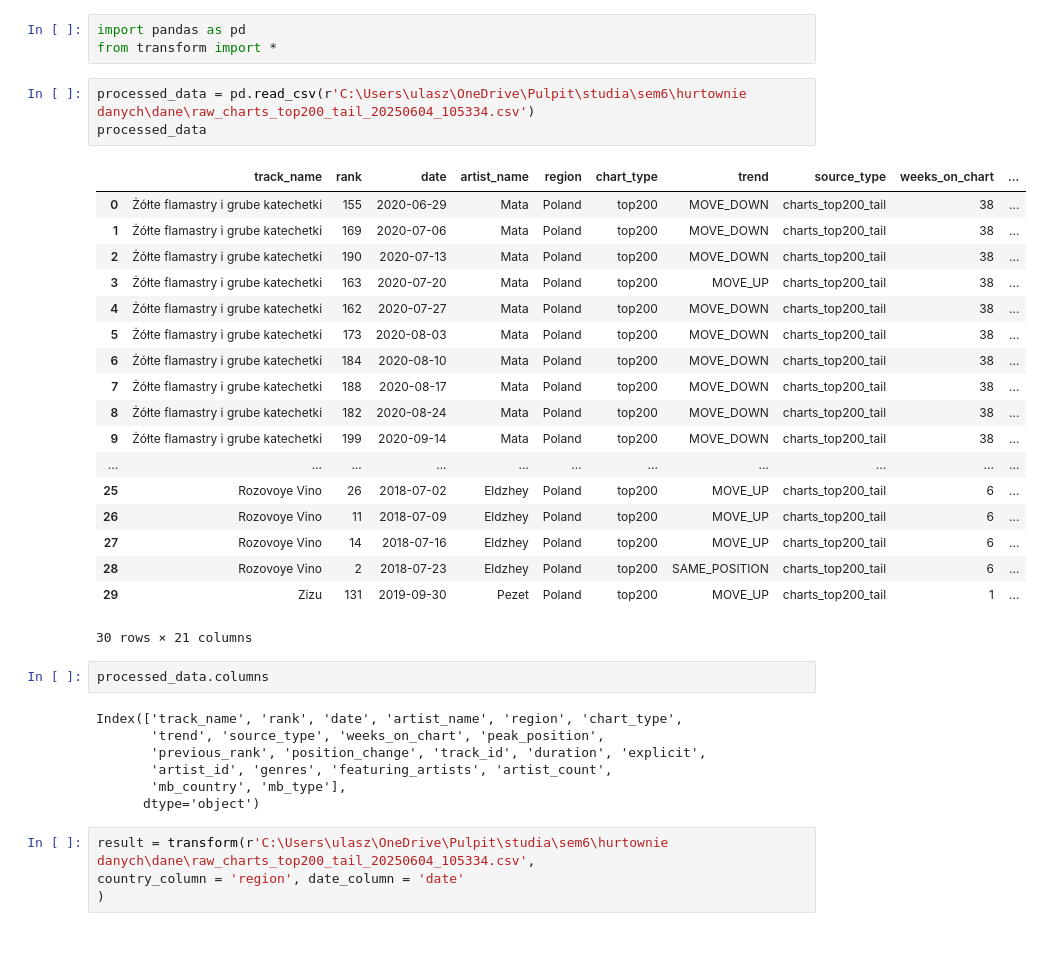
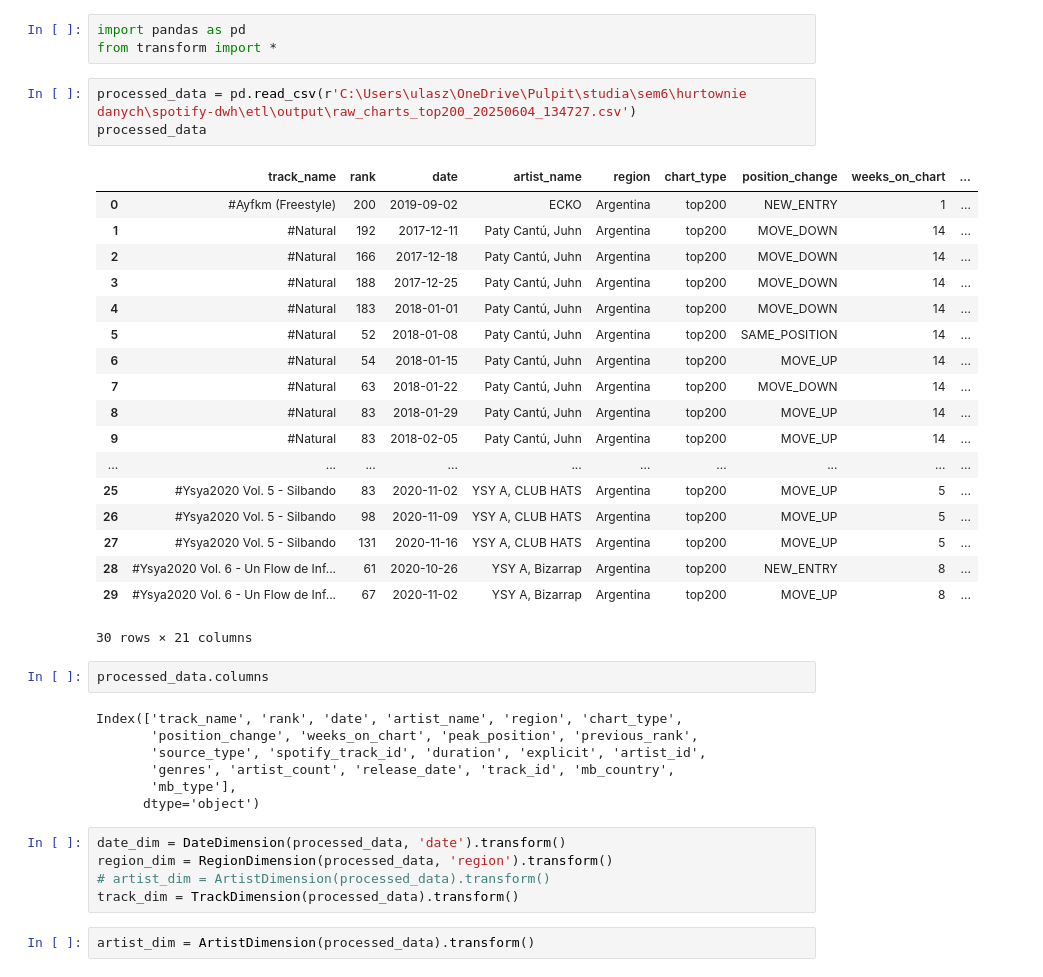
Before and after one commit to martynalesniak/spotify-dwh, a Jupyter notebook: etl/transform/test_tranform.ipynb, the cells around one changed output. Drawn from its saved outputs; the diff is of its cells as text; blank space fills up the shorter version.

Commit message:
transform z tworzeniem wszystkich tabel

```diff
--- a/etl/transform/test_tranform.ipynb
+++ b/etl/transform/test_tranform.ipynb
@@ -2,38 +2,41 @@
 import pandas as pd
 from transform import *
 # %%
-processed_data = pd.read_csv(r'C:\Users\ulasz\OneDrive\Pulpit\studia\sem6\hurtownie danych\dane\raw_charts_top200_tail_20250604_105334.csv')
+processed_data = pd.read_csv(r'C:\Users\ulasz\OneDrive\Pulpit\studia\sem6\hurtownie danych\spotify-dwh\etl\output\raw_charts_top200_20250604_134727.csv')
 processed_data
 # %% [output]
-|  | track_name | rank | date | artist_name | region | chart_type | trend | source_type | weeks_on_chart | ... |
-| 0 | Żółte flamastry i grube katechetki | 155 | 2020-06-29 | Mata | Poland | top200 | MOVE_DOWN | charts_top200_tail | 38 | ... |
-| 1 | Żółte flamastry i grube katechetki | 169 | 2020-07-06 | Mata | Poland | top200 | MOVE_DOWN | charts_top200_tail | 38 | ... |
-| 2 | Żółte flamastry i grube katechetki | 190 | 2020-07-13 | Mata | Poland | top200 | MOVE_DOWN | charts_top200_tail | 38 | ... |
-| 3 | Żółte flamastry i grube katechetki | 163 | 2020-07-20 | Mata | Poland | top200 | MOVE_UP | charts_top200_tail | 38 | ... |
-| 4 | Żółte flamastry i grube katechetki | 162 | 2020-07-27 | Mata | Poland | top200 | MOVE_DOWN | charts_top200_tail | 38 | ... |
-| 5 | Żółte flamastry i grube katechetki | 173 | 2020-08-03 | Mata | Poland | top200 | MOVE_DOWN | charts_top200_tail | 38 | ... |
-| 6 | Żółte flamastry i grube katechetki | 184 | 2020-08-10 | Mata | Poland | top200 | MOVE_DOWN | charts_top200_tail | 38 | ... |
-| 7 | Żółte flamastry i grube katechetki | 188 | 2020-08-17 | Mata | Poland | top200 | MOVE_DOWN | charts_top200_tail | 38 | ... |
-| 8 | Żółte flamastry i grube katechetki | 182 | 2020-08-24 | Mata | Poland | top200 | MOVE_DOWN | charts_top200_tail | 38 | ... |
-| 9 | Żółte flamastry i grube katechetki | 199 | 2020-09-14 | Mata | Poland | top200 | MOVE_DOWN | charts_top200_tail | 38 | ... |
-| ... | ... | ... | ... | ... | ... | ... | ... | ... | ... | ... |
-| 25 | Rozovoye Vino | 26 | 2018-07-02 | Eldzhey | Poland | top200 | MOVE_UP | charts_top200_tail | 6 | ... |
-| 26 | Rozovoye Vino | 11 | 2018-07-09 | Eldzhey | Poland | top200 | MOVE_UP | charts_top200_tail | 6 | ... |
-| 27 | Rozovoye Vino | 14 | 2018-07-16 | Eldzhey | Poland | top200 | MOVE_UP | charts_top200_tail | 6 | ... |
-| 28 | Rozovoye Vino | 2 | 2018-07-23 | Eldzhey | Poland | top200 | SAME_POSITION | charts_top200_tail | 6 | ... |
-| 29 | Zizu | 131 | 2019-09-30 | Pezet | Poland | top200 | MOVE_UP | charts_top200_tail | 1 | ... |
+|  | track_name | rank | date | artist_name | region | chart_type | position_change | weeks_on_chart | ... |
+| 0 | #Ayfkm (Freestyle) | 200 | 2019-09-02 | ECKO | Argentina | top200 | NEW_ENTRY | 1 | ... |
+| 1 | #Natural | 192 | 2017-12-11 | Paty Cantú, Juhn | Argentina | top200 | MOVE_DOWN | 14 | ... |
+| 2 | #Natural | 166 | 2017-12-18 | Paty Cantú, Juhn | Argentina | top200 | MOVE_DOWN | 14 | ... |
+| 3 | #Natural | 188 | 2017-12-25 | Paty Cantú, Juhn | Argentina | top200 | MOVE_DOWN | 14 | ... |
+| 4 | #Natural | 183 | 2018-01-01 | Paty Cantú, Juhn | Argentina | top200 | MOVE_DOWN | 14 | ... |
+| 5 | #Natural | 52 | 2018-01-08 | Paty Cantú, Juhn | Argentina | top200 | SAME_POSITION | 14 | ... |
+| 6 | #Natural | 54 | 2018-01-15 | Paty Cantú, Juhn | Argentina | top200 | MOVE_UP | 14 | ... |
+| 7 | #Natural | 63 | 2018-01-22 | Paty Cantú, Juhn | Argentina | top200 | MOVE_DOWN | 14 | ... |
+| 8 | #Natural | 83 | 2018-01-29 | Paty Cantú, Juhn | Argentina | top200 | MOVE_UP | 14 | ... |
+| 9 | #Natural | 83 | 2018-02-05 | Paty Cantú, Juhn | Argentina | top200 | MOVE_UP | 14 | ... |
+| ... | ... | ... | ... | ... | ... | ... | ... | ... | ... |
+| 25 | #Ysya2020 Vol. 5 - Silbando | 83 | 2020-11-02 | YSY A, CLUB HATS | Argentina | top200 | MOVE_UP | 5 | ... |
+| 26 | #Ysya2020 Vol. 5 - Silbando | 98 | 2020-11-09 | YSY A, CLUB HATS | Argentina | top200 | MOVE_UP | 5 | ... |
+| 27 | #Ysya2020 Vol. 5 - Silbando | 131 | 2020-11-16 | YSY A, CLUB HATS | Argentina | top200 | MOVE_UP | 5 | ... |
+| 28 | #Ysya2020 Vol. 6 - Un Flow de Inf... | 61 | 2020-10-26 | YSY A, Bizarrap | Argentina | top200 | NEW_ENTRY | 8 | ... |
+| 29 | #Ysya2020 Vol. 6 - Un Flow de Inf... | 67 | 2020-11-02 | YSY A, Bizarrap | Argentina | top200 | MOVE_UP | 8 | ... |
 30 rows × 21 columns
 # %%
 processed_data.columns
 # %% [output]
 Index(['track_name', 'rank', 'date', 'artist_name', 'region', 'chart_type',
-       'trend', 'source_type', 'weeks_on_chart', 'peak_position',
-       'previous_rank', 'position_change', 'track_id', 'duration', 'explicit',
-       'artist_id', 'genres', 'featuring_artists', 'artist_count',
-       'mb_country', 'mb_type'],
+       'position_change', 'weeks_on_chart', 'peak_position', 'previous_rank',
+       'source_type', 'spotify_track_id', 'duration', 'explicit', 'artist_id',
+       'genres', 'artist_count', 'release_date', 'track_id', 'mb_country',
+       'mb_type'],
       dtype='object')
 # %%
-result = transform(r'C:\Users\ulasz\OneDrive\Pulpit\studia\sem6\hurtownie danych\dane\raw_charts_top200_tail_20250604_105334.csv',
-country_column = 'region', date_column = 'date'
-)
+date_dim = DateDimension(processed_data, 'date').transform()
+region_dim = RegionDimension(processed_data, 'region').transform()
+# artist_dim = ArtistDimension(processed_data).transform()
+track_dim = TrackDimension(processed_data).transform()
+# %%
+artist_dim = ArtistDimension(processed_data).transform()
 # %%
```
Also changed, not shown: parts of 7 cells of this notebook, 9 other files.
